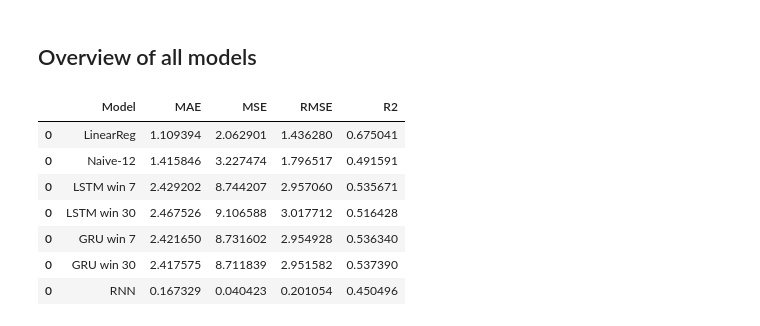
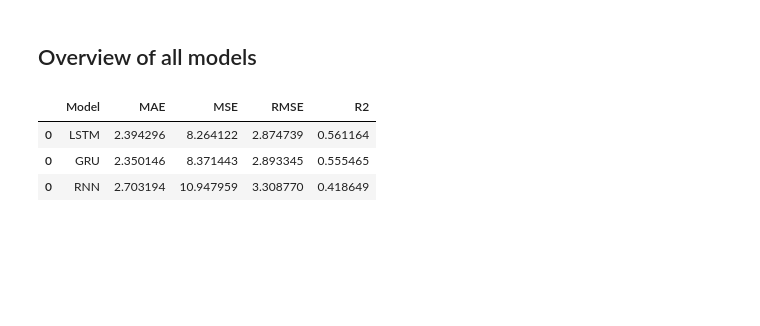
Before and after one commit to markoandjel/MachineLearning, a Jupyter notebook: Projekat III/Marko/projekat3.3MarkoLatest.ipynb, the cells around one changed output. Drawn from its saved outputs; the diff is of its cells as text; code cells hidden in the pictures; blank space fills up the shorter version.

```diff
--- a/Projekat III/Marko/projekat3.3MarkoLatest.ipynb
+++ b/Projekat III/Marko/projekat3.3MarkoLatest.ipynb
@@ -708,9 +620,9 @@ Epoch 73/100
 # %%
 test_loss, test_rmse = model.evaluate(test_ds)
 plot_loss(history)
-y_pred = model.predict(X_test).ravel()
-plot_test(y_test,y_pred)
+y_pred_gru = model.predict(X_test).ravel()
+plot_test(y_test,y_pred_gru)
 print(test_rmse,test_loss)
-metrics_gru_win7 = eval_metrics("GRU win 7",y_test, y_pred)
-print(metrics_gru_win7.to_string(index=False))
+metrics_gru = eval_metrics("GRU",y_test, y_pred_gru)
+print(metrics_gru.to_string(index=False))
 # %% [output]
@@ -815,7 +645,7 @@ from sklearn.preprocessing import MinMaxScaler
 y_scaler = MinMaxScaler()
 y_scaled = y_scaler.fit_transform(target.values.reshape(-1, 1)).ravel()
 
-LOOKBACK = 30  # probaj {7, 14, 30}
+LOOKBACK = 7  # probaj {7, 14, 30}
 X, y = make_windows(features, pd.Series(y_scaled, index=target.index), LOOKBACK)
 print("X shape:", X.shape)  # (N, lookback, F)
 print("y shape:", y.shape)
@@ -867,7 +697,7 @@ def build_model(cell="GRU", units=64, hidden=32, bidir=True, l2=1e-4, dropout=0.
     return model
 
 # ➜ start sa GRU (češće pobedi na kraćim prozorima); probaj i cell="LSTM"
-model = build_model(cell="GRU", units=64, hidden=32, bidir=True, l2=1e-4, dropout=0.15, lr=3e-4)
+model = build_model(cell="GRU", units=64, hidden=32, bidir=False, l2=1e-4, dropout=0.15, lr=3e-4)
 model.summary()
 
 # ==== 4) Callbacks – mjeri šta ti je bitno i daj više vremena ====
@@ -879,13 +709,4 @@ callbacks = [
 ]
 
 history = model.fit(train_ds, validation_data=val_ds, epochs=200, callbacks=callbacks, verbose=1)
-
-# ==== 5) Predikcija nazad u originalnu skalu ====
-y_pred_scaled = model.predict(test_ds).ravel()
-y_pred = y_scaler.inverse_transform(y_pred_scaled.reshape(-1,1)).ravel()
-y_true = y_scaler.inverse_transform(y_test.reshape(-1,1)).ravel()
-
-# ==== 6) Metrike (tvoj helper) ====
-metrics_rnn = eval_metrics("GRU win 30 (bidir)", y_true, y_pred)
-print(metrics_rnn.to_string(index=False))
 # %% [output]
@@ -909,9 +730,11 @@ GRU win 30 (bidir) 2.677261 10.348214 3.216864 0.450496
 # %%
-test_loss, test_rmse = model.evaluate(test_ds)
+#test_loss, test_rmse = model.evaluate(test_ds)
 plot_loss(history)
-y_pred = model.predict(X_test).ravel()
-plot_test(y_test,y_pred)
-print(test_rmse,test_loss)
-metrics_rnn = eval_metrics("RNN",y_test, y_pred)
+y_pred_scaled = model.predict(test_ds).ravel()
+y_pred = y_scaler.inverse_transform(y_pred_scaled.reshape(-1,1)).ravel()
+y_true = y_scaler.inverse_transform(y_test.reshape(-1,1)).ravel()
+plot_test(y_true,y_pred)
+#print(test_rmse,test_loss)
+metrics_rnn = eval_metrics("RNN",y_true, y_pred)
 print(metrics_rnn.to_string(index=False))
 # %% [output]
@@ -926,21 +747,13 @@ Model      MAE      MSE     RMSE       R2
 ## Overview of all models
 # %%
 results = pd.concat([
-    metrics_lr,
-    metrics_nv,
-    metrics_lstm_win7,
-    metrics_lstm_win30,
-    metrics_gru_win7,
-    metrics_gru_win30,
+    metrics_lstm,
+    metrics_gru,
     metrics_rnn
 ])
 results
 # %% [output]
 |  | Model | MAE | MSE | RMSE | R2 |
-| 0 | LinearReg | 1.109394 | 2.062901 | 1.436280 | 0.675041 |
-| 0 | Naive-12 | 1.415846 | 3.227474 | 1.796517 | 0.491591 |
-| 0 | LSTM win 7 | 2.429202 | 8.744207 | 2.957060 | 0.535671 |
-| 0 | LSTM win 30 | 2.467526 | 9.106588 | 3.017712 | 0.516428 |
-| 0 | GRU win 7 | 2.421650 | 8.731602 | 2.954928 | 0.536340 |
-| 0 | GRU win 30 | 2.417575 | 8.711839 | 2.951582 | 0.537390 |
-| 0 | RNN | 0.167329 | 0.040423 | 0.201054 | 0.450496 |
+| 0 | LSTM | 2.394296 | 8.264122 | 2.874739 | 0.561164 |
+| 0 | GRU | 2.350146 | 8.371443 | 2.893345 | 0.555465 |
+| 0 | RNN | 2.703194 | 10.947959 | 3.308770 | 0.418649 |
```
Also changed, not shown: parts of 19 cells of this notebook.
